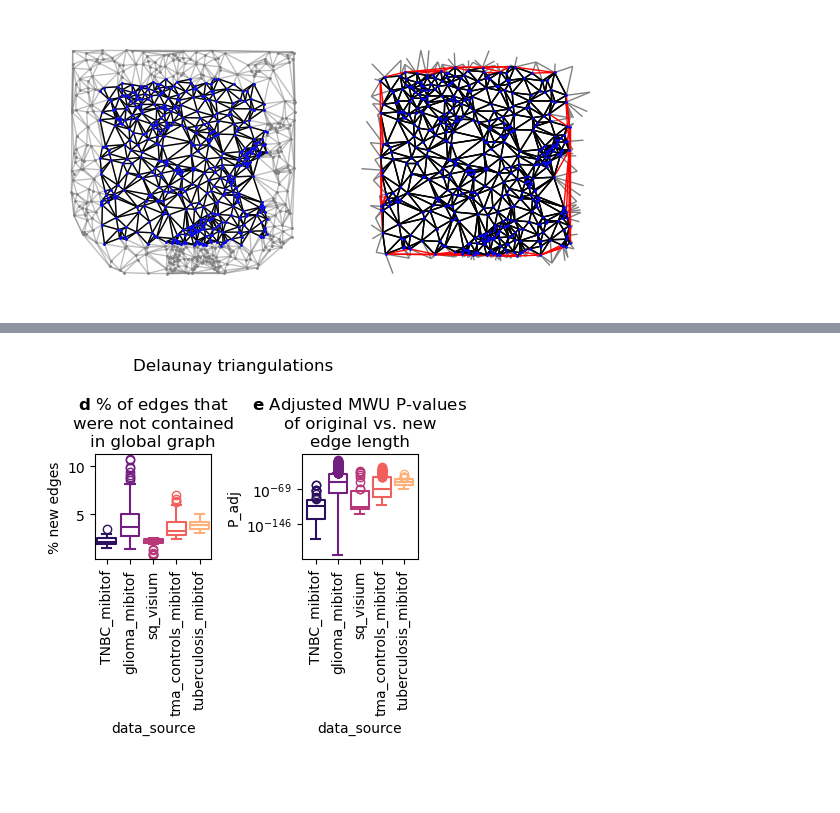
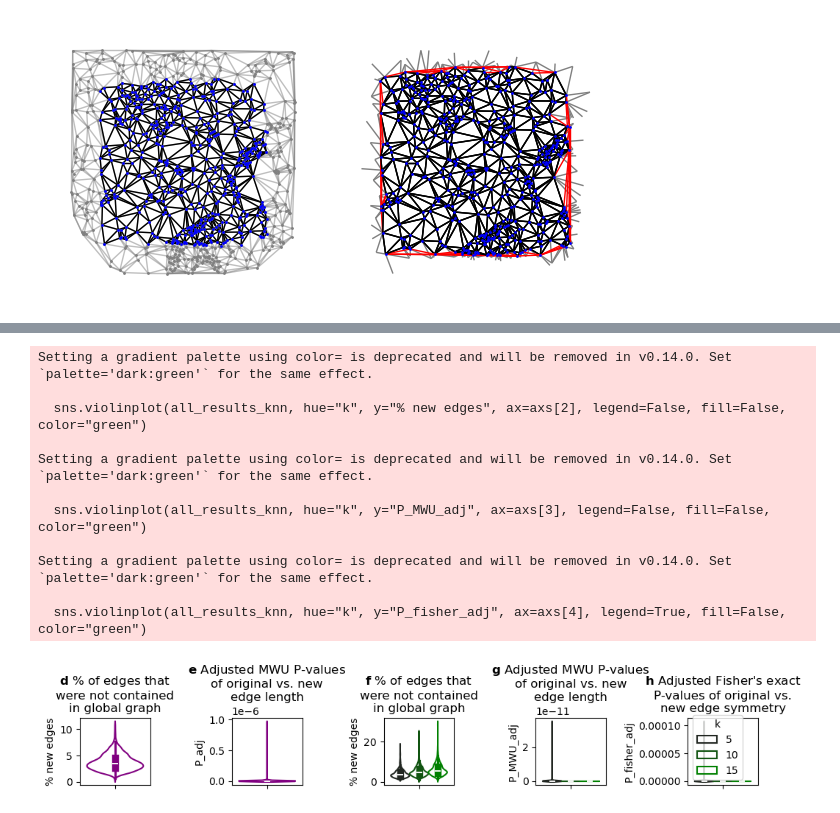
Before and after one commit to uderhardtlab/truncated_graphs, a Jupyter notebook: notebooks/figure1.ipynb, the cells around one changed output, grey strips where cells are left out. Drawn from its saved outputs; the diff is of its cells as text; code cells hidden in the pictures; blank space fills up the shorter version.

Commit message:
snap data

```diff
--- a/notebooks/figure1_de.ipynb
+++ b/notebooks/figure1.ipynb
@@ -23,16 +33,7 @@ np.random.seed(41)
 # %%
 try:
-    with open("/data/bionets/je30bery/truncated_graphs/mibitof_coords/coords.pickle", "rb") as f:
-        datasets = pickle.load(f)
-except FileNotFoundError:
-    datasets = get_mibitof().update(get_squidpy_visium_datasets())
-    with open("/data/bionets/je30bery/truncated_graphs/mibitof_coords/coords.pickle", "wb") as f:
-        pickle.dump(datasets, f)
-
-try:
-    all_results = pd.read_csv("/data/bionets/je30bery/truncated_graphs/results/trunc_effects/del_trunc.csv")
+    all_results_del = pd.read_csv(DELAUNAY_EDGE_STATISTICS_PATH)
 except:
-
     dfs = list()
     for square_limits in [(1/8, 7/8)]:
         df = pd.DataFrame(columns=["data_source", "node density in ROI", "% new edges", "P", "border_size"])
@@ -41,7 +42,6 @@ except:
             width = np.max(coords[:, 0]) - np.min(coords[:, 0])
             height = np.max(coords[:, 1]) - np.min(coords[:, 1])
             assert width > 0 and height > 0, f"problem, {width}, {height}"
-
 
             xlim = (np.min(coords[:, 0]) + width * square_limits[0], np.min(coords[:, 0]) + width * square_limits[1])
             ylim = (np.min(coords[:, 1]) + height * square_limits[0], np.min(coords[:, 1]) + height * square_limits[1])
@@ -64,7 +64,7 @@ except:
                 continue
         dfs.append(df)
 
-    all_results = pd.concat(dfs)
-    all_results["% new edges"] *= 100
-    _, all_results["P_adj"], _, _ = multipletests(all_results["P"], alpha=0.05, method="fdr_bh")
-    all_results.to_csv("/data/bionets/je30bery/truncated_graphs/results/trunc_effects/del_trunc.csv")
+    all_results_del = pd.concat(dfs)
+    all_results_del["% new edges"] *= 100
+    _, all_results_del["P_adj"], _, _ = multipletests(all_results_del["P"], alpha=0.05, method="fdr_bh")
+    all_results_del.to_csv(DELAUNAY_EDGE_STATISTICS_PATH)
@@ -126,21 +164,35 @@ sources = sorted(list(all_results["data_source"].unique()))
 palette = dict(zip(sources, sns.color_palette("magma", len(sources))))
 # %%
-f, axs = plt.subplots(1, 2, figsize=(4, 4))
+f, axs = plt.subplots(1, 5, figsize=(10, 2))
 
-#sns.violinplot(edge_df, y="Edge length", hue="New edge", cut=0, fill=False, split=True, palette={False: "black", True: "red"}, ax=axs[0], hue_order=[True, False], inner=None)
+sns.violinplot(all_results_del, y="% new edges", ax=axs[0], legend=False, fill=False, color="purple")
+sns.violinplot(all_results_del, y="P_adj", ax=axs[1], legend=False, fill=False, color="purple")
 
-sns.boxplot(all_results, x="data_source", y="% new edges", ax=axs[0], hue="data_source", legend=False, palette=palette, order=sources, fill=False)
-sns.boxplot(all_results, x="data_source", y="P_adj", ax=axs[1], hue="data_source", legend=False, palette=palette, order=sources, fill=False)
-axs[1].hlines(0.001, xmin=0, xmax=all_results["node density in ROI"].max(), color="gray")
-axs[1].set_yscale("log")
+sns.violinplot(all_results_knn, hue="k", y="% new edges", ax=axs[2], legend=False, fill=False, color="green")
+sns.violinplot(all_results_knn, hue="k", y="P_MWU_adj", ax=axs[3], legend=False, fill=False, color="green")
+sns.violinplot(all_results_knn, hue="k", y="P_fisher_adj", ax=axs[4], legend=True, fill=False, color="green")
 
-f.suptitle("Delaunay triangulations")
 axs[0].set_title("$\\mathbf{d}$ % of edges that\nwere not contained\nin global graph")
 axs[1].set_title("$\\mathbf{e}$ Adjusted MWU P-values\nof original vs. new\nedge length")
-axs[0].tick_params(axis='x', labelrotation=90)
-axs[1].tick_params(axis='x', labelrotation=90)
+axs[2].set_title("$\\mathbf{f}$ % of edges that\nwere not contained\nin global graph")
+axs[3].set_title("$\\mathbf{g}$ Adjusted MWU P-values\nof original vs. new\nedge length")
+axs[4].set_title("$\\mathbf{h}$ Adjusted Fisher's exact\nP-values of original vs.\nnew edge symmetry")
+
+#for i in [1, 3, 4]:
+#    axs[i].set_yscale("log")
 
 plt.tight_layout()
-plt.savefig("../result_plots/delaunay_trunc.pdf", bbox_inches="tight")
+plt.savefig("../result_plots/delaunay_trunc.svg", bbox_inches="tight")
 # %% [output]
+Setting a gradient palette using color= is deprecated and will be removed in v0.14.0. Set `palette='dark:green'` for the same effect.
+
+  sns.violinplot(all_results_knn, hue="k", y="% new edges", ax=axs[2], legend=False, fill=False, color="green")
+
+Setting a gradient palette using color= is deprecated and will be removed in v0.14.0. Set `palette='dark:green'` for the same effect.
+
+  sns.violinplot(all_results_knn, hue="k", y="P_MWU_adj", ax=axs[3], legend=False, fill=False, color="green")
+
+Setting a gradient palette using color= is deprecated and will be removed in v0.14.0. Set `palette='dark:green'` for the same effect.
+
+  sns.violinplot(all_results_knn, hue="k", y="P_fisher_adj", ax=axs[4], legend=True, fill=False, color="green")
-[figure, old version]
+[figure, new version]
```
Also changed, not shown: parts of 11 cells of this notebook, 24 other files.
